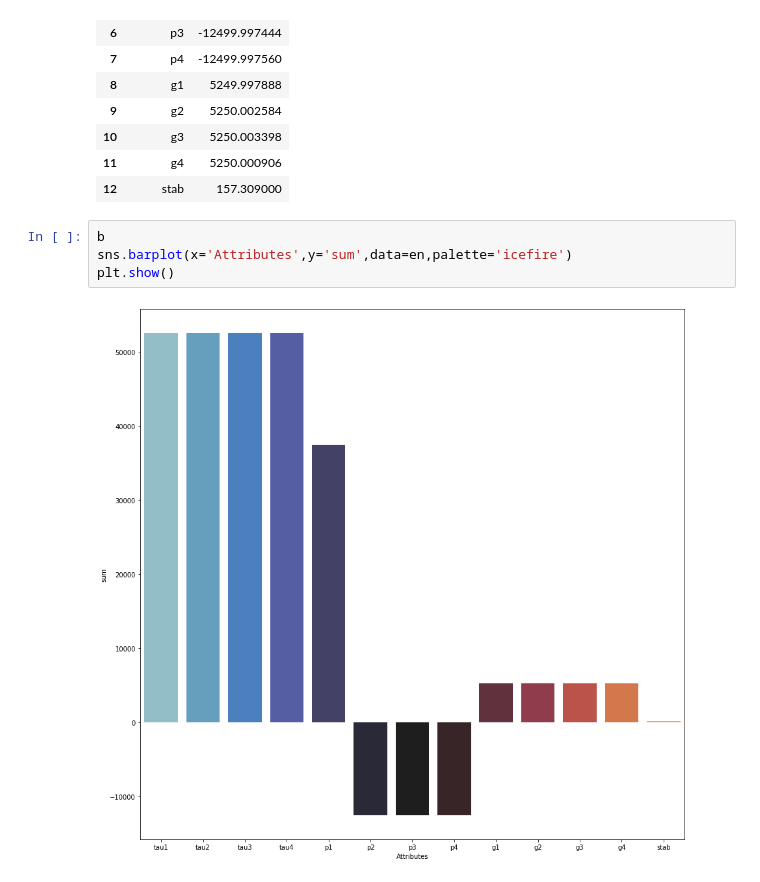
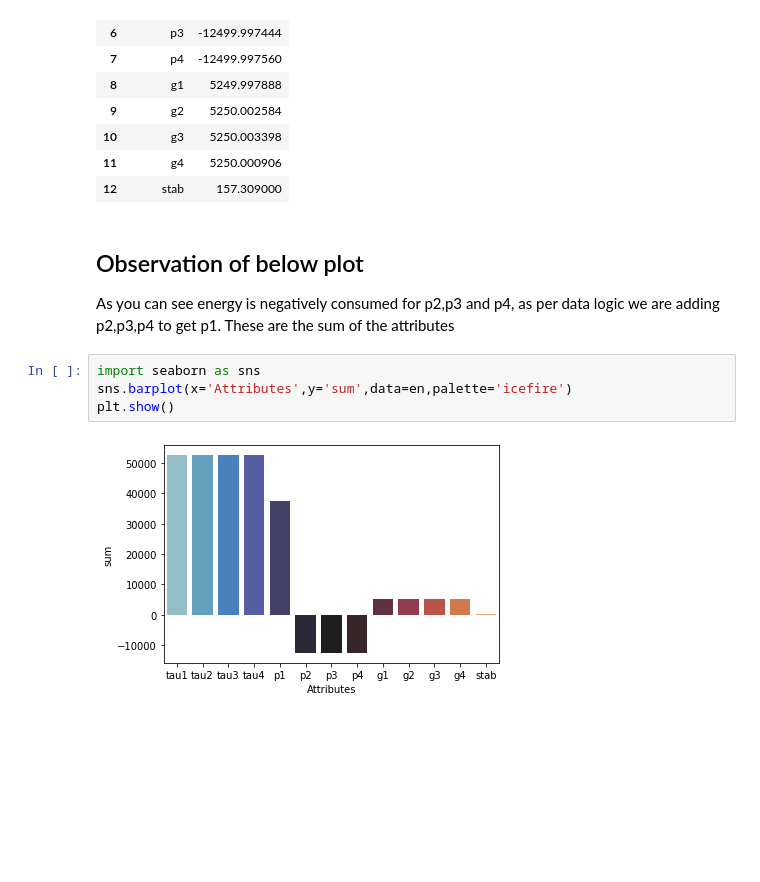
Before and after one commit to sreekarn/Machine-Learning, a Jupyter notebook: Classification and Regression Problems/Electrical Grid Stability Simulated Data - Regression.ipynb, the cells around one changed output. Drawn from its saved outputs; the diff is of its cells as text; blank space fills up the shorter version.

```diff
--- a/Classification and Regression Problems/Electrical Grid Stability Simulated Data - Regression.ipynb
+++ b/Classification and Regression Problems/Electrical Grid Stability Simulated Data - Regression.ipynb
@@ -220,9 +209,12 @@ en
 | 10 | g3 | 5250.003398 |
 | 11 | g4 | 5250.000906 |
 | 12 | stab | 157.309000 |
+# %% [markdown]
+## Observation of below plot
+As you can see energy is negatively consumed for p2,p3 and p4, as per data logic we are adding p2,p3,p4 to get p1. These are the sum of the attributes
 # %%
-b
+import seaborn as sns
 sns.barplot(x='Attributes',y='sum',data=en,palette='icefire')
 plt.show()
 # %% [output]
-[figure, old version]
+[figure, new version]
```
Also changed, not shown: parts of 52 cells of this notebook, 15 other files.
